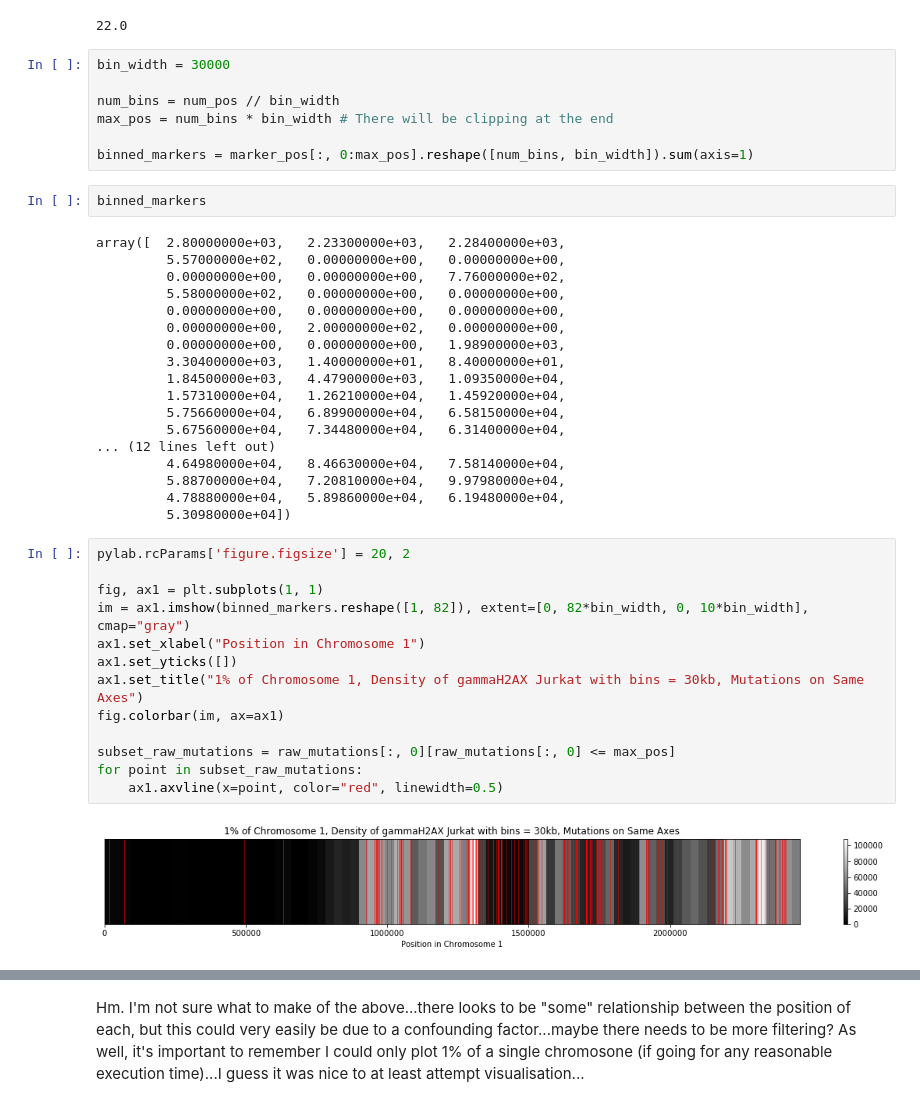
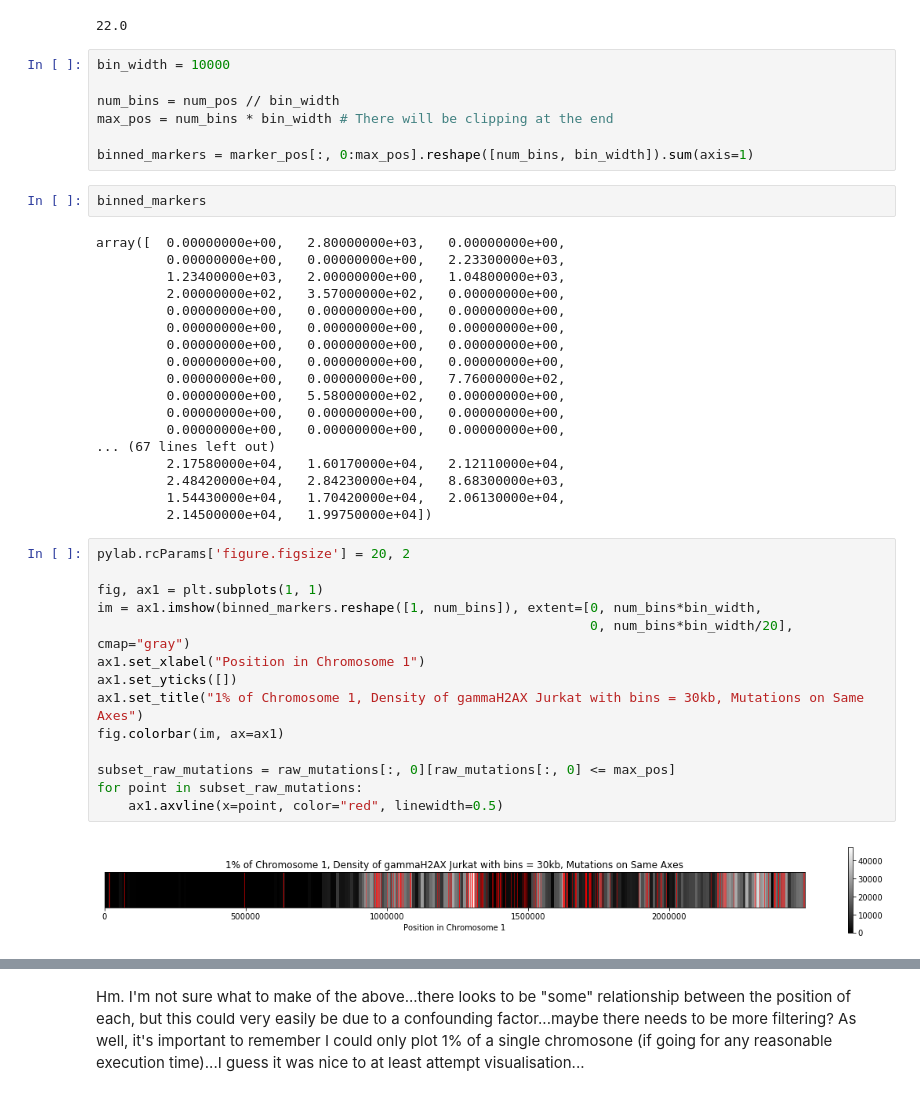
Before and after one commit to wjmn/dsb-bioinformatics-project, a Jupyter notebook: 20170629_secondupdatedworkflow.ipynb, the cells around one changed output, grey strips where cells are left out. Saved outputs shown, nothing was run; the diff lists cells and outputs as text.

Commit message:
visualisation update, still prerun

```diff
--- a/20170629_secondupdatedworkflow.ipynb
+++ b/20170629_secondupdatedworkflow.ipynb
@@ -348,7 +381,7 @@ marker_pos.max()
 # %% [output]
 22.0
 # %%
-bin_width = 30000
+bin_width = 10000
 
 num_bins = num_pos // bin_width
 max_pos = num_bins * bin_width # There will be clipping at the end
@@ -357,38 +390,39 @@ binned_markers = marker_pos[:, 0:max_pos].reshape([num_bins, bin_width]).sum(axi
 # %%
 binned_markers
 # %% [output]
-array([  2.80000000e+03,   2.23300000e+03,   2.28400000e+03,
-         5.57000000e+02,   0.00000000e+00,   0.00000000e+00,
+array([  0.00000000e+00,   2.80000000e+03,   0.00000000e+00,
+         0.00000000e+00,   0.00000000e+00,   2.23300000e+03,
+         1.23400000e+03,   2.00000000e+00,   1.04800000e+03,
+         2.00000000e+02,   3.57000000e+02,   0.00000000e+00,
+         0.00000000e+00,   0.00000000e+00,   0.00000000e+00,
+         0.00000000e+00,   0.00000000e+00,   0.00000000e+00,
+         0.00000000e+00,   0.00000000e+00,   0.00000000e+00,
+         0.00000000e+00,   0.00000000e+00,   0.00000000e+00,
          0.00000000e+00,   0.00000000e+00,   7.76000000e+02,
-         5.58000000e+02,   0.00000000e+00,   0.00000000e+00,
+         0.00000000e+00,   5.58000000e+02,   0.00000000e+00,
          0.00000000e+00,   0.00000000e+00,   0.00000000e+00,
-         0.00000000e+00,   2.00000000e+02,   0.00000000e+00,
-         0.00000000e+00,   0.00000000e+00,   1.98900000e+03,
-         3.30400000e+03,   1.40000000e+01,   8.40000000e+01,
-         1.84500000e+03,   4.47900000e+03,   1.09350000e+04,
-         1.57310000e+04,   1.26210000e+04,   1.45920000e+04,
-         5.75660000e+04,   6.89900000e+04,   6.58150000e+04,
-         5.67560000e+04,   7.34480000e+04,   6.31400000e+04,
-... (12 lines left out)
-         4.64980000e+04,   8.46630000e+04,   7.58140000e+04,
-         5.88700000e+04,   7.20810000e+04,   9.97980000e+04,
-         4.78880000e+04,   5.89860000e+04,   6.19480000e+04,
-         5.30980000e+04])
+         0.00000000e+00,   0.00000000e+00,   0.00000000e+00,
+... (67 lines left out)
+         2.17580000e+04,   1.60170000e+04,   2.12110000e+04,
+         2.48420000e+04,   2.84230000e+04,   8.68300000e+03,
+         1.54430000e+04,   1.70420000e+04,   2.06130000e+04,
+         2.14500000e+04,   1.99750000e+04])
 # %%
 pylab.rcParams['figure.figsize'] = 20, 2
 
 fig, ax1 = plt.subplots(1, 1)
-im = ax1.imshow(binned_markers.reshape([1, 82]), extent=[0, 82*bin_width, 0, 10*bin_width], cmap="gray")
+im = ax1.imshow(binned_markers.reshape([1, num_bins]), extent=[0, num_bins*bin_width,
+                                                               0, num_bins*bin_width/20], cmap="gray")
 ax1.set_xlabel("Position in Chromosome 1")
 ax1.set_yticks([])
 ax1.set_title("1% of Chromosome 1, Density of gammaH2AX Jurkat with bins = 30kb, Mutations on Same Axes")
 fig.colorbar(im, ax=ax1)
 
 subset_raw_mutations = raw_mutations[:, 0][raw_mutations[:, 0] <= max_pos]
 for point in subset_raw_mutations:
     ax1.axvline(x=point, color="red", linewidth=0.5)
 # %% [output]
-[figure, old version]
+[figure, new version]
 # %%
 pylab.rcParams['figure.figsize'] = 20, 3
 
```
Also changed, not shown: parts of 4 cells of this notebook.
